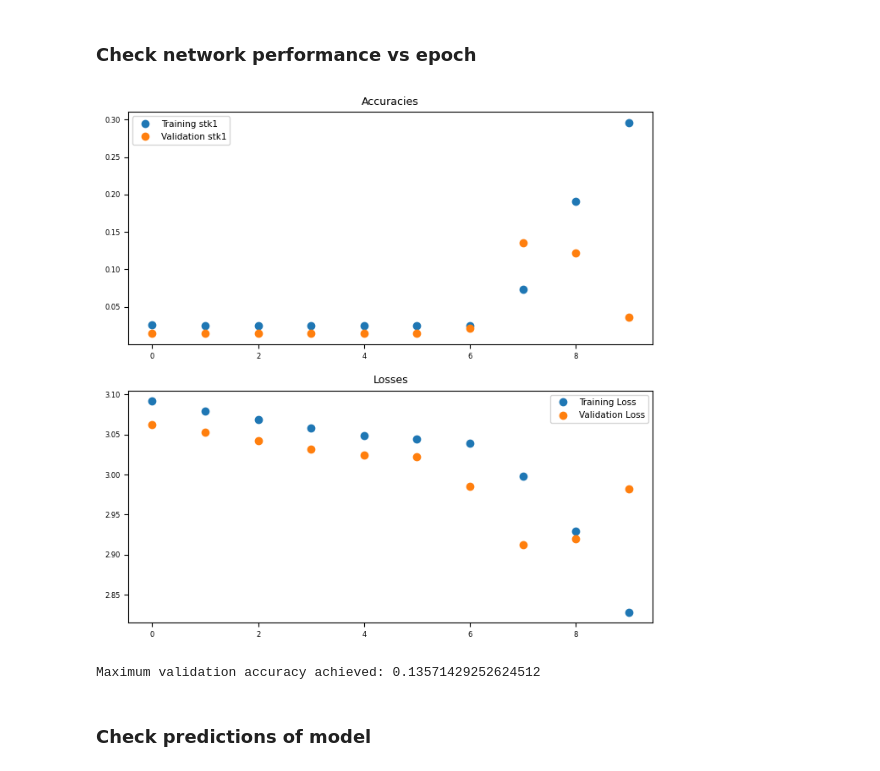
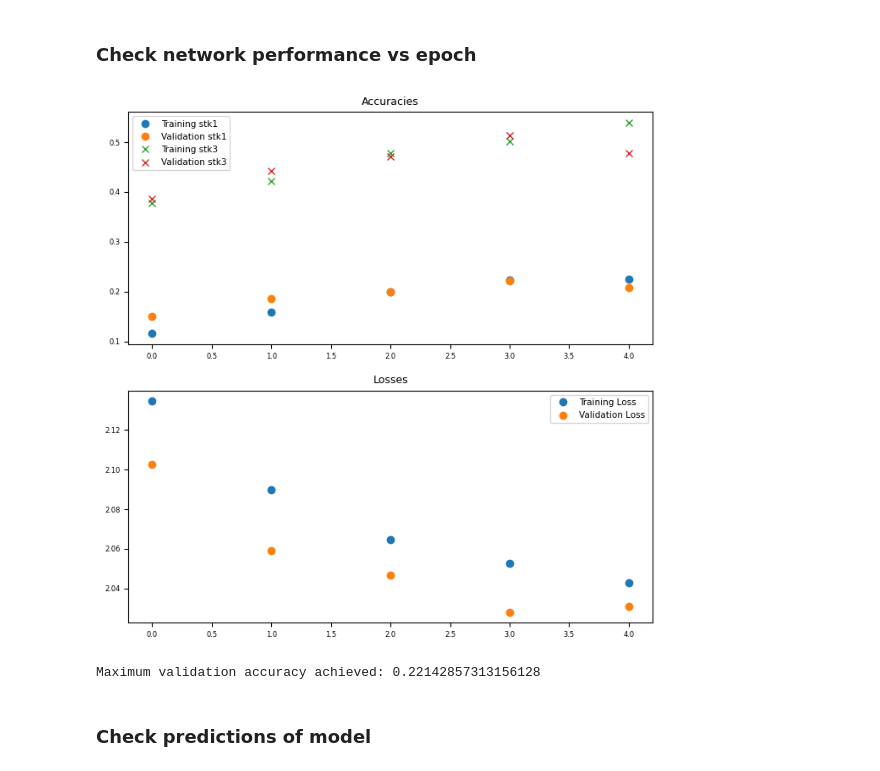
Before and after one commit to maria-yampolskaya/ProjectOAK, a Jupyter notebook: ProjectOAK_s.ipynb, the cells around one changed output. Drawn from its saved outputs; the diff is of its cells as text; code cells hidden in the pictures.

```diff
--- a/ProjectOAK_s.ipynb
+++ b/ProjectOAK_s.ipynb
@@ -211,30 +276,33 @@ Clipping input data to the valid range for imshow with RGB data ([0..1] for floa
 ### Define Network Architecture
 # %%
 def create_CNN():
-    num_classes = dp.NTYPES+1
+    num_classes = MTYPES
 
     model = models.Sequential()
 
     #parameters: layers.Conv2D(numfilters, kernel_size, strides)
-    model.add(layers.Conv2D(5, 2, 1, input_shape = IMAGESHAPE))
+    model.add(layers.Conv2D(9, 2, 1, input_shape = IMAGESHAPE))
     model.add(layers.Activation('relu'))
     model.add(layers.MaxPooling2D(pool_size = (2,2)))
 
-    model.add(layers.Conv2D(10, 4, 2, input_shape = IMAGESHAPE))
+    model.add(layers.Conv2D(18, 2, 1, input_shape = IMAGESHAPE))
+    model.add(layers.Activation('relu'))
+    model.add(layers.MaxPooling2D(pool_size = (2,2)))
+
+    model.add(layers.Conv2D(27, 4, 2, input_shape = IMAGESHAPE))
     model.add(layers.Activation('relu'))
     model.add(layers.MaxPooling2D(pool_size = (2,2)))
 
     model.add(layers.Flatten())
-    model.add(layers.Dense(num_classes * 2, activation = 'relu', kernel_regularizer=tf.keras.regularizers.l1_l2(l1=1e-5, l2=1e-4)))
+    model.add(layers.Dense(num_classes * 10, activation = 'relu', kernel_regularizer=tf.keras.regularizers.l1_l2(l1=1e-5, l2=1e-4)))
     model.add(layers.Dense(num_classes, activation = 'softmax'))
 
     metrics=[tf.keras.metrics.SparseTopKCategoricalAccuracy(k=1, name='stk1'),
-               tf.keras.metrics.SparseTopKCategoricalAccuracy(k=3, name='stk3'),
-               tf.keras.metrics.SparseTopKCategoricalAccuracy(k=5, name='stk5')]
+               tf.keras.metrics.SparseTopKCategoricalAccuracy(k=3, name='stk3')]
     loss=tf.keras.losses.SparseCategoricalCrossentropy(from_logits=True)
     style = dict(metrics=metrics, loss=loss)
 
-    #model.compile(optimizer=tf.keras.optimizers.Adam(learning_rate=0.0001), **style)
+    #model.compile(optimizer=tf.keras.optimizers.Adam(learning_rate=0.001), **style)
     #model.compile(optimizer=tf.keras.optimizers.SGD(learning_rate=0.001, momentum=0.2, nesterov=False, name="SGD"), **style)
     model.compile(optimizer=tf.keras.optimizers.RMSprop(), **style)
 
@@ -246,14 +332,14 @@ model = create_CNN()
 # %% [markdown]
 ### Train the Network
 # %%
-epochs = 10
+epochs = 5
 batch_size = 32
 verbose = 1
 
 measure = dict(monitor='stk1', mode='max')
 
 early_stopping = tf.keras.callbacks.EarlyStopping(
-    min_delta=0, patience=50, verbose=0,
+    min_delta=0, patience=300, verbose=0,
     baseline=None, restore_best_weights=True, **measure
 )
 
@@ -263,22 +349,23 @@ checkpointing = tf.keras.callbacks.ModelCheckpoint('model_checkpoints/myfirstmod
 
 callbacks = [early_stopping, checkpointing]
 
-'''
+#'''
 history = model.fit(datagen.flow(dd.train_data, dd.train_labels, batch_size=batch_size),
-          #          class_weight = class_weight_dict,
+                    class_weight = class_weight_dict,
                     validation_data=(dd.val_data, dd.val_labels),
                     steps_per_epoch=len(dd.train_data) / batch_size, epochs=epochs,
                     callbacks = callbacks, verbose=verbose)
+#''';
+
 '''
-
-
-history = model.fit(sdd.train_data, sdd.train_labels,
-                    validation_data=(sdd.val_data, sdd.val_labels),
+history = model.fit(dd.train_data, dd.train_labels,
+                    validation_data=(dd.val_data, dd.val_labels),
                     batch_size=batch_size,
-                    class_weight = sclass_weight_dict,
+                    class_weight = class_weight_dict,
                     epochs=epochs,
                     callbacks = callbacks,
                     verbose=verbose)
+#''';
 
 # train the data for 500 epochs
 #model.fit(data_train, labels_train, batch_size = 32, epochs = 500, verbose=1, validation_split = 0.1)
@@ -309,32 +386,32 @@ Epoch 10/10
 # %%
 show_histories = 1
 accstr = 'stk1'
-accstr2 = None
+accstr2 = 'stk3'
 
 if show_histories:
     epochs = len(history.history['loss'])
 
     plt.figure(figsize=(8, 8))
     plt.subplot(2, 1, 1)
     plt.plot(range(epochs), history.history[accstr], 'o', label='Training '+accstr)
     plt.plot(range(epochs), history.history['val_'+accstr], 'o', label='Validation '+accstr)
     if accstr2 is not None:
         plt.plot(range(epochs), history.history[accstr2], 'x', label='Training '+accstr2)
         plt.plot(range(epochs), history.history['val_'+accstr2], 'x', label='Validation '+accstr2)
     plt.legend()
     plt.title('Accuracies')
 
     plt.subplot(2, 1, 2)
     plt.plot(range(epochs), history.history['loss'], 'o', label='Training Loss')
     plt.plot(range(epochs), history.history['val_loss'], 'o', label='Validation Loss')
     plt.legend()
     plt.title('Losses')
     plt.show()
 
     print("Maximum validation accuracy achieved: " + str(np.max(history.history['val_'+accstr])))
 # %% [output]
-[figure, old version]
+[figure, new version]
-Maximum validation accuracy achieved: 0.13571429252624512
+Maximum validation accuracy achieved: 0.22142857313156128
 # %% [markdown]
 ### Check predictions of model
 # %%
```
Also changed, not shown: parts of 21 cells of this notebook.
